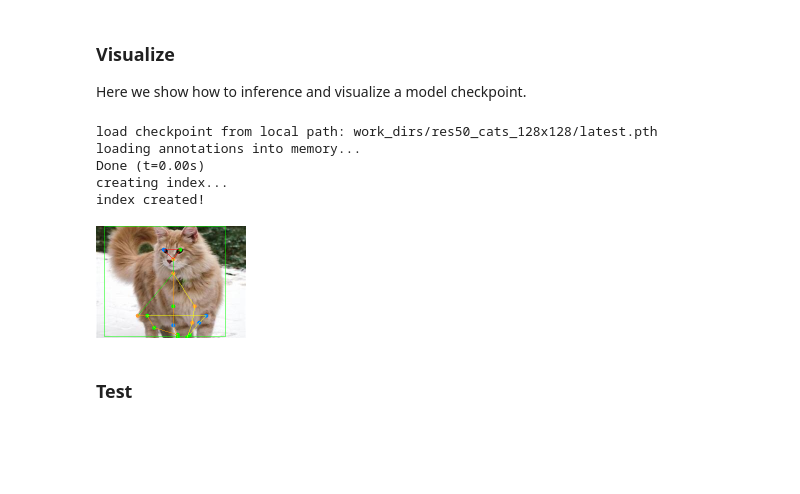
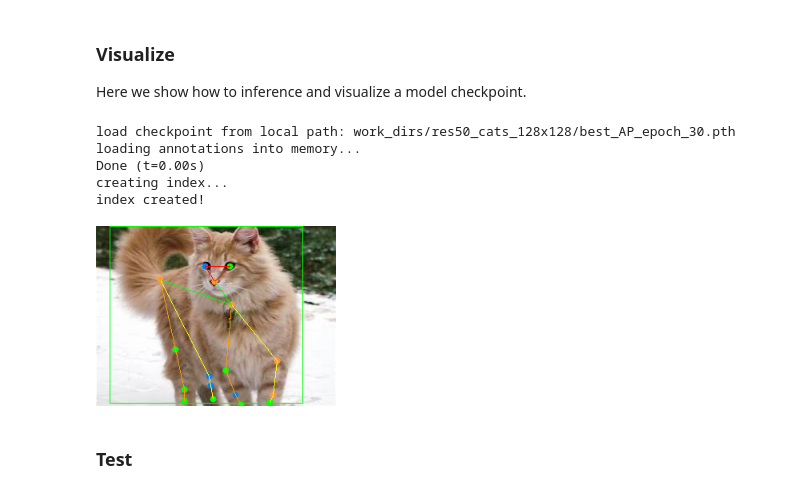
Before and after one commit to lllllh1115/DASC7606, a Jupyter notebook: Lian_Huan_Homework.ipynb, the cells around one changed output. Cells and saved outputs as stored; diff of their text form; code cells hidden in the pictures; blank space fills up the shorter version.

```diff
--- a/Lian_Huan_Homework.ipynb
+++ b/Lian_Huan_Homework.ipynb
@@ -502,7 +584,7 @@ except:
 
 # initialize pose model
 pose_config = 'configs/animal/2d_kpt_sview_rgb_img/topdown_heatmap/cats/res50_cats_128x128.py'
-pose_checkpoint = 'work_dirs/res50_cats_128x128/latest.pth'
+pose_checkpoint = 'work_dirs/res50_cats_128x128/best_AP_epoch_30.pth'
 # initialize pose model
 pose_model = init_pose_model(pose_config, pose_checkpoint)
 
@@ -547,36 +629,36 @@ pose_results, returned_outputs = inference_top_down_pose_model(
     dataset='AnimalCatsDataset',
     dataset_info=dataset_info)
 
 
 # show pose estimation results
 vis_result = vis_pose_result(pose_model,
                              image_name,
                              pose_results,
                              kpt_score_thr=0.,
                              dataset='AnimalCatsDataset',
                              show=False)
 
 # reduce image size
-vis_result = cv2.resize(vis_result, dsize=None, fx=0.5, fy=0.5)
+vis_result = cv2.resize(vis_result, dsize=None, fx=1, fy=1)
 
 if local_runtime:
   from IPython.display import Image, display
   import tempfile
   import os.path as osp
   import cv2
   with tempfile.TemporaryDirectory() as tmpdir:
     file_name = osp.join(tmpdir, 'pose_results.png')
     cv2.imwrite(file_name, vis_result)
     display(Image(file_name))
 else:
   cv2_imshow(vis_result)
 # %% [output]
-load checkpoint from local path: work_dirs/res50_cats_128x128/latest.pth
+load checkpoint from local path: work_dirs/res50_cats_128x128/best_AP_epoch_30.pth
 loading annotations into memory...
 Done (t=0.00s)
 creating index...
 index created!
-[figure, old version]
+[figure, new version]
 # %% [markdown]
 ### Test
 # %%
```
Also changed, not shown: parts of 10 cells of this notebook.
